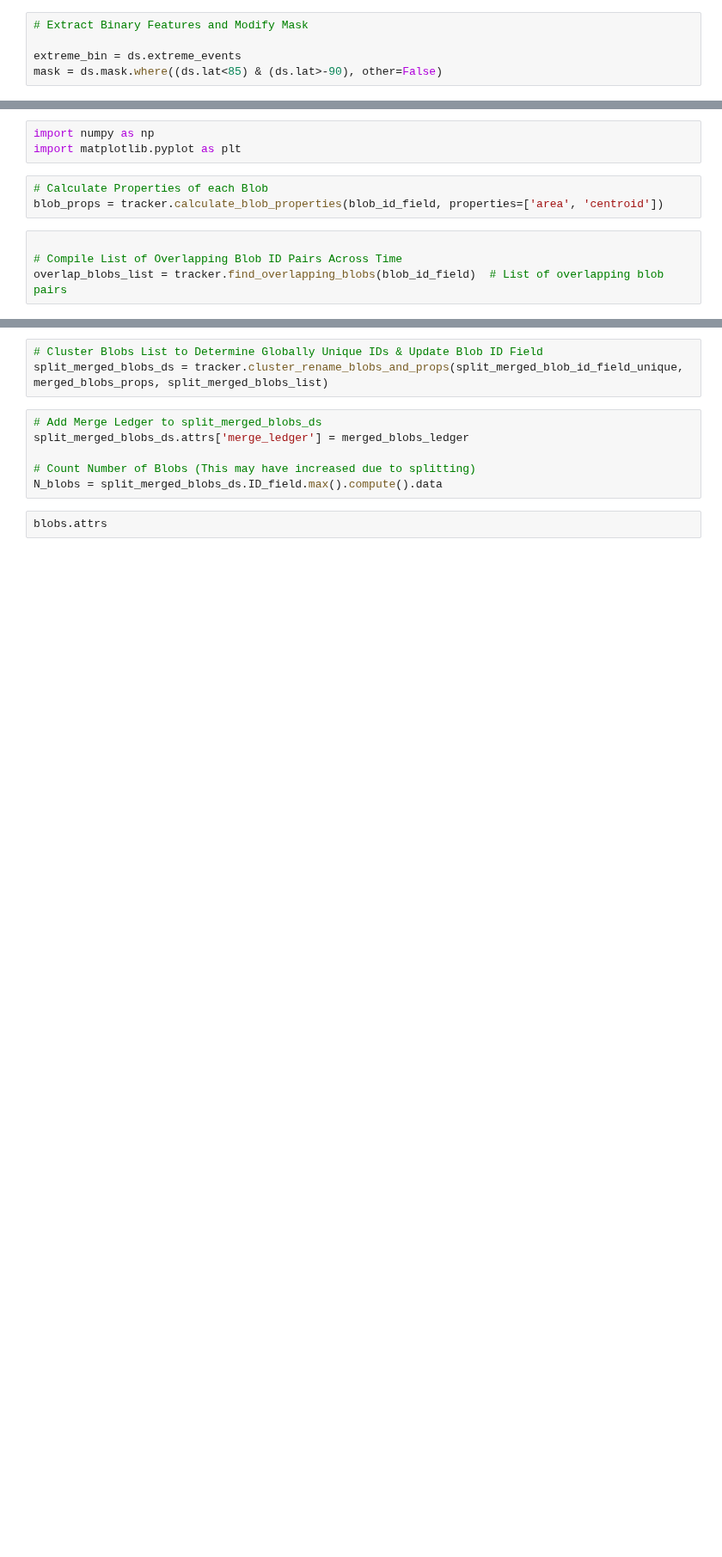
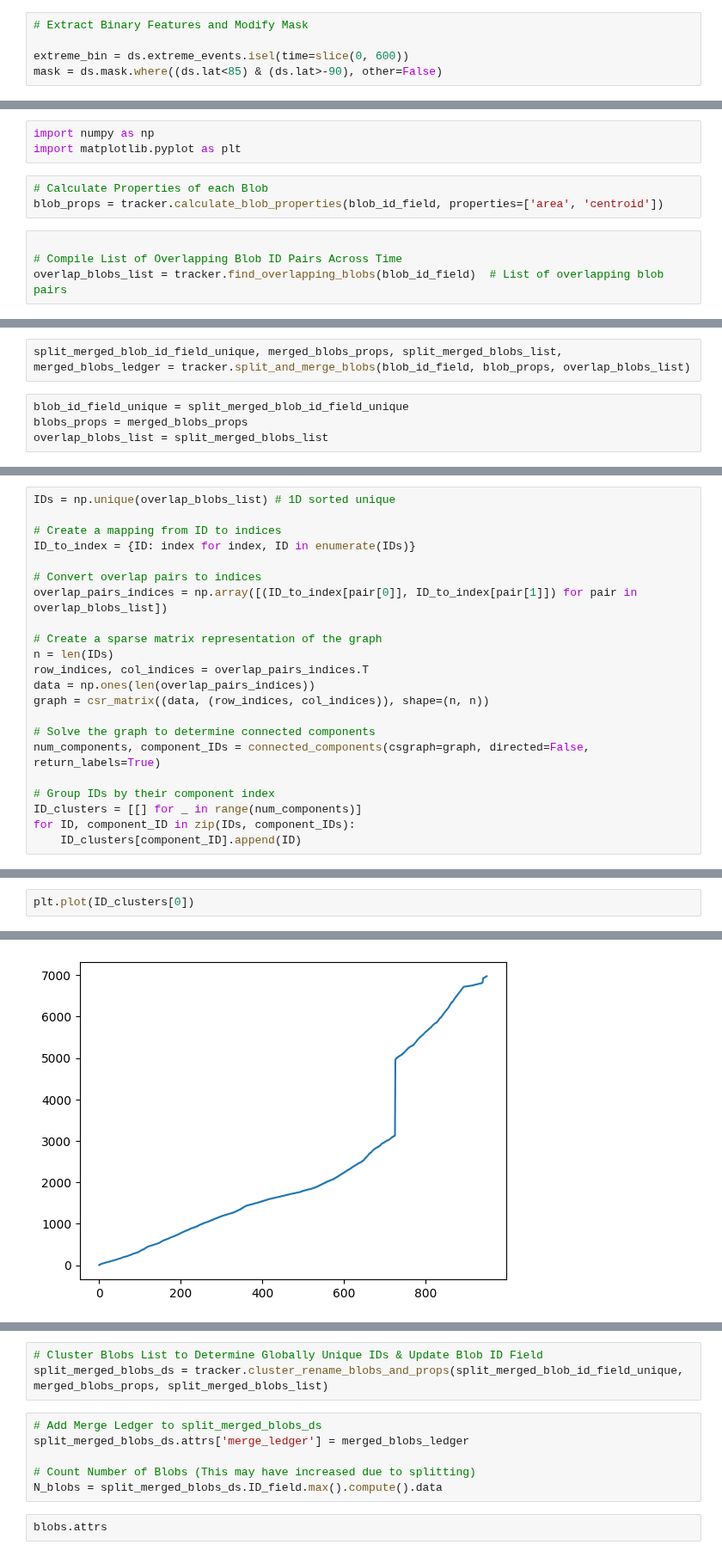
Before and after one commit to wienkers/spot_the_blOb, a Jupyter notebook: notebooks/02_id_track_events.ipynb, the cells around one changed output, grey strips where cells are left out. Shown at 86% size. Drawn from its saved outputs; the diff is of its cells as text; blank space fills up the shorter version.

```diff
--- a/notebooks/02_id_track_events.ipynb
+++ b/notebooks/02_id_track_events.ipynb
@@ -37,7 +37,7 @@ ds = xr.open_zarr(str(file_name), chunks=chunk_size)
 # %%
 # Extract Binary Features and Modify Mask
 
-extreme_bin = ds.extreme_events
+extreme_bin = ds.extreme_events.isel(time=slice(0, 600))
 mask = ds.mask.where((ds.lat<85) & (ds.lat>-90), other=False)
 # %%
 # Tracking Parameters
@@ -315,0 +73,6 @@ blob_props.isel(ID=1011)
+# %%
+split_merged_blob_id_field_unique, merged_blobs_props, split_merged_blobs_list, merged_blobs_ledger = tracker.split_and_merge_blobs(blob_id_field, blob_props, overlap_blobs_list)
+# %%
+blob_id_field_unique = split_merged_blob_id_field_unique
+blobs_props = merged_blobs_props
+overlap_blobs_list = split_merged_blobs_list
@@ -315,0 +85,22 @@ blob_props.isel(ID=1011)
+# %%
+IDs = np.unique(overlap_blobs_list) # 1D sorted unique
+
+# Create a mapping from ID to indices
+ID_to_index = {ID: index for index, ID in enumerate(IDs)}
+
+# Convert overlap pairs to indices
+overlap_pairs_indices = np.array([(ID_to_index[pair[0]], ID_to_index[pair[1]]) for pair in overlap_blobs_list])
+
+# Create a sparse matrix representation of the graph
+n = len(IDs)
+row_indices, col_indices = overlap_pairs_indices.T
+data = np.ones(len(overlap_pairs_indices))
+graph = csr_matrix((data, (row_indices, col_indices)), shape=(n, n))
+
+# Solve the graph to determine connected components
+num_components, component_IDs = connected_components(csgraph=graph, directed=False, return_labels=True)
+
+# Group IDs by their component index
+ID_clusters = [[] for _ in range(num_components)]
+for ID, component_ID in zip(IDs, component_IDs):
+    ID_clusters[component_ID].append(ID)
@@ -315,0 +180,3 @@ blob_props.isel(ID=1011)
+# %%
+plt.plot(ID_clusters[0])
+# %% [output]
@@ -315,0 +184 @@ blob_props.isel(ID=1011)
+[figure, added]
```
Also changed, not shown: parts of 48 cells of this notebook, 1 other file.
